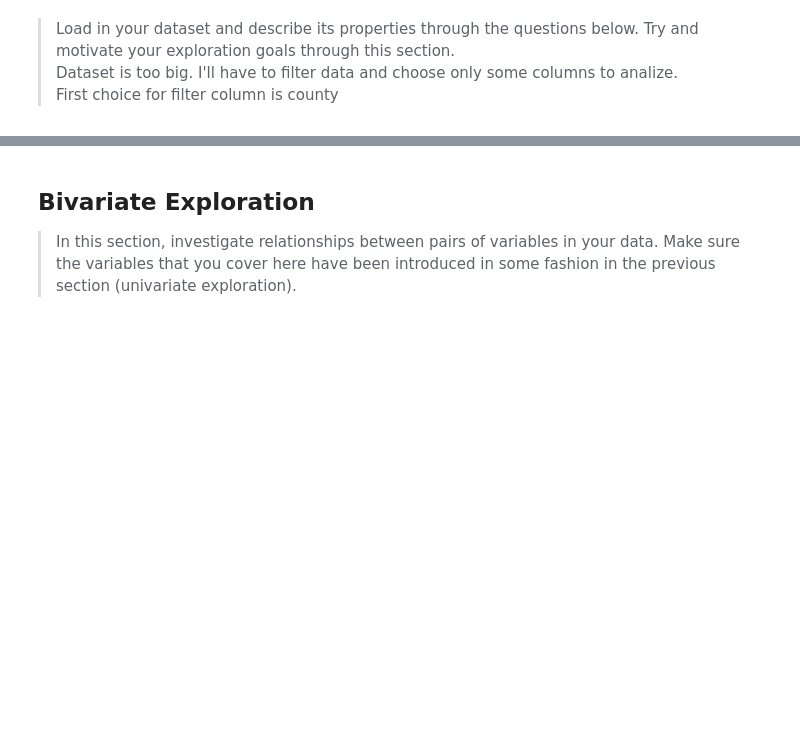
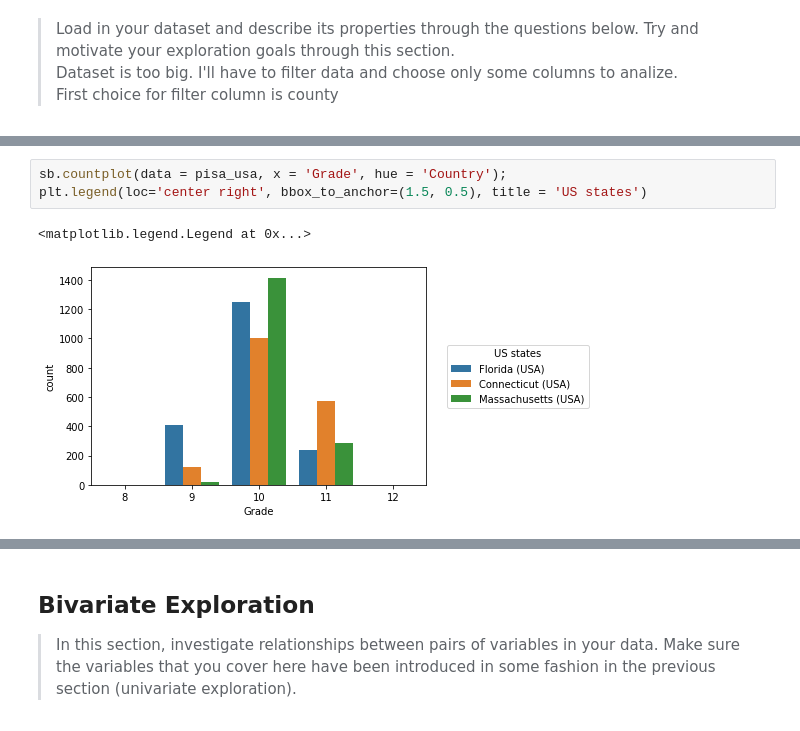
Before and after one commit to Anyra20/CommunicateDataProject, a Jupyter notebook: exploration_template.ipynb, the cells around one changed output, grey strips where cells are left out. Saved outputs shown, nothing was run; the diff lists cells and outputs as text; blank space fills up the shorter version.

```diff
--- a/exploration_template.ipynb
+++ b/exploration_template.ipynb
@@ -225,0 +136,6 @@ you plan on investigating next.
+# %%
+sb.countplot(data = pisa_usa, x = 'Grade', hue = 'Country');
+plt.legend(loc='center right', bbox_to_anchor=(1.5, 0.5), title = 'US states')
+# %% [output]
+<matplotlib.legend.Legend at 0x...>
+[figure, added]
```
Also changed, not shown: parts of 74 cells of this notebook.
